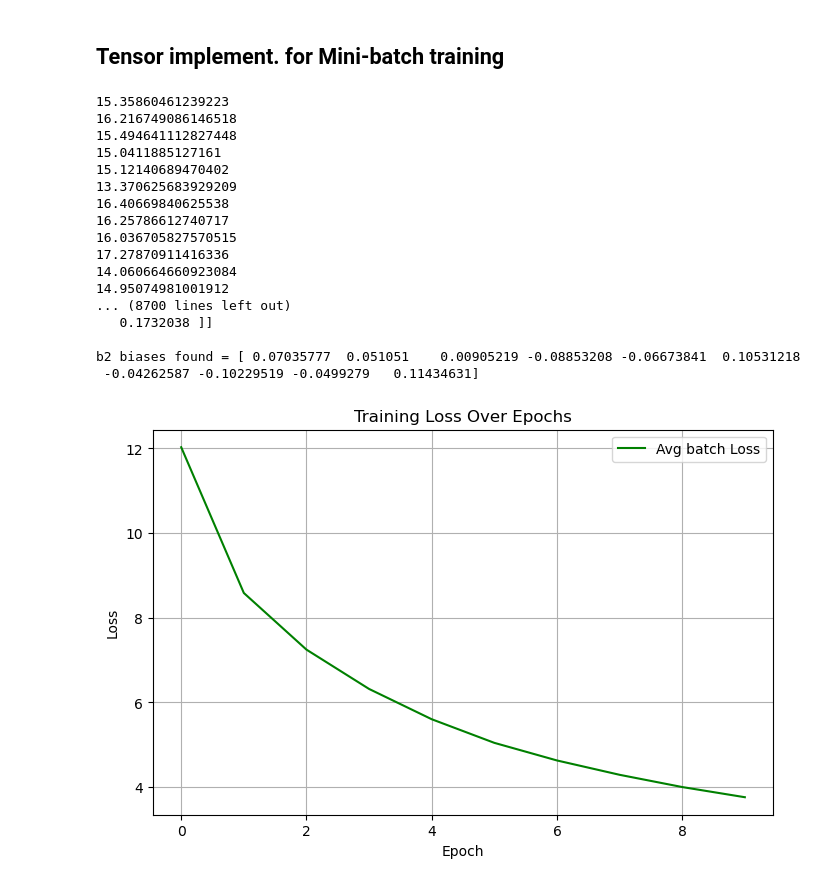
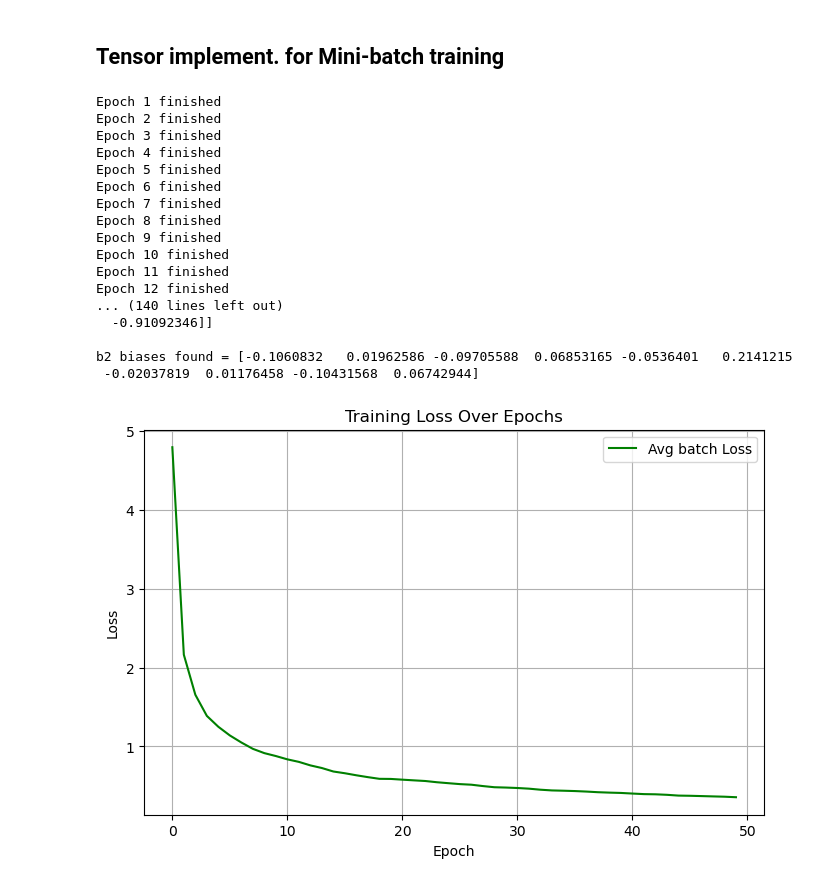
Before and after one commit to sebasaguerre/Assignment_1, a Jupyter notebook: tensor_network.ipynb, the cells around one changed output. Saved outputs shown, nothing was run; the diff lists cells and outputs as text; code cells hidden in the pictures.

```diff
--- a/tensor_network.ipynb
+++ b/tensor_network.ipynb
@@ -260,7 +260,7 @@ dL_db1 shape = (300,)
 # %%
 # setting for network
 hidden_layer = 300
-input_size = xtrain.shape[1]
+input_size = 784
 output_size = 10
 
 # initialization of weights
@@ -443,42 +533,42 @@ def batch_train(xtrain, ytrain, w1, b1, w2, b2, alpha, max_epoch, batch_size):
 # %%
 # setting for network
 hidden_layer = 300
 input_size = xtrain.shape[1]
 output_size = 10
 
 # initialization of weights
 w1 = np.random.randn(input_size, hidden_layer)
 b1 = np.zeros(hidden_layer)
 w2 = np.random.randn(hidden_layer, output_size)
 b2 = np.zeros(output_size)
 
 # normalizing data
 xtrain_norm = xtrain/255.0
 
 # train model
-alpha = 0.001
-max_epoch = 10
+alpha = 0.02
+max_epoch = 50
 batch_size = 64
 avg_loss, w1, b1, w2, b2 = batch_train(xtrain, ytrain, w1, b1, w2, b2, alpha, max_epoch, batch_size)
 
 # plot loss
 plot_loss(avg_loss)
 # %% [output]
-15.35860461239223
-16.216749086146518
-15.494641112827448
-15.0411885127161
-15.12140689470402
-13.370625683929209
-16.40669840625538
-16.25786612740717
-16.036705827570515
-17.27870911416336
-14.060664660923084
-14.95074981001912
-... (8700 lines left out)
-   0.1732038 ]]
+Epoch 1 finished
+Epoch 2 finished
+Epoch 3 finished
+Epoch 4 finished
+Epoch 5 finished
+Epoch 6 finished
+Epoch 7 finished
+Epoch 8 finished
+Epoch 9 finished
+Epoch 10 finished
+Epoch 11 finished
+Epoch 12 finished
+... (140 lines left out)
+  -0.91092346]]
 
-b2 biases found = [ 0.07035777  0.051051    0.00905219 -0.08853208 -0.06673841  0.10531218
- -0.04262587 -0.10229519 -0.0499279   0.11434631]
+b2 biases found = [-0.1060832   0.01962586 -0.09705588  0.06853165 -0.0536401   0.2141215
+ -0.02037819  0.01176458 -0.10431568  0.06742944]
-[figure, old version]
+[figure, new version]
```
Also changed, not shown: parts of 2 cells of this notebook, 10 other files.
